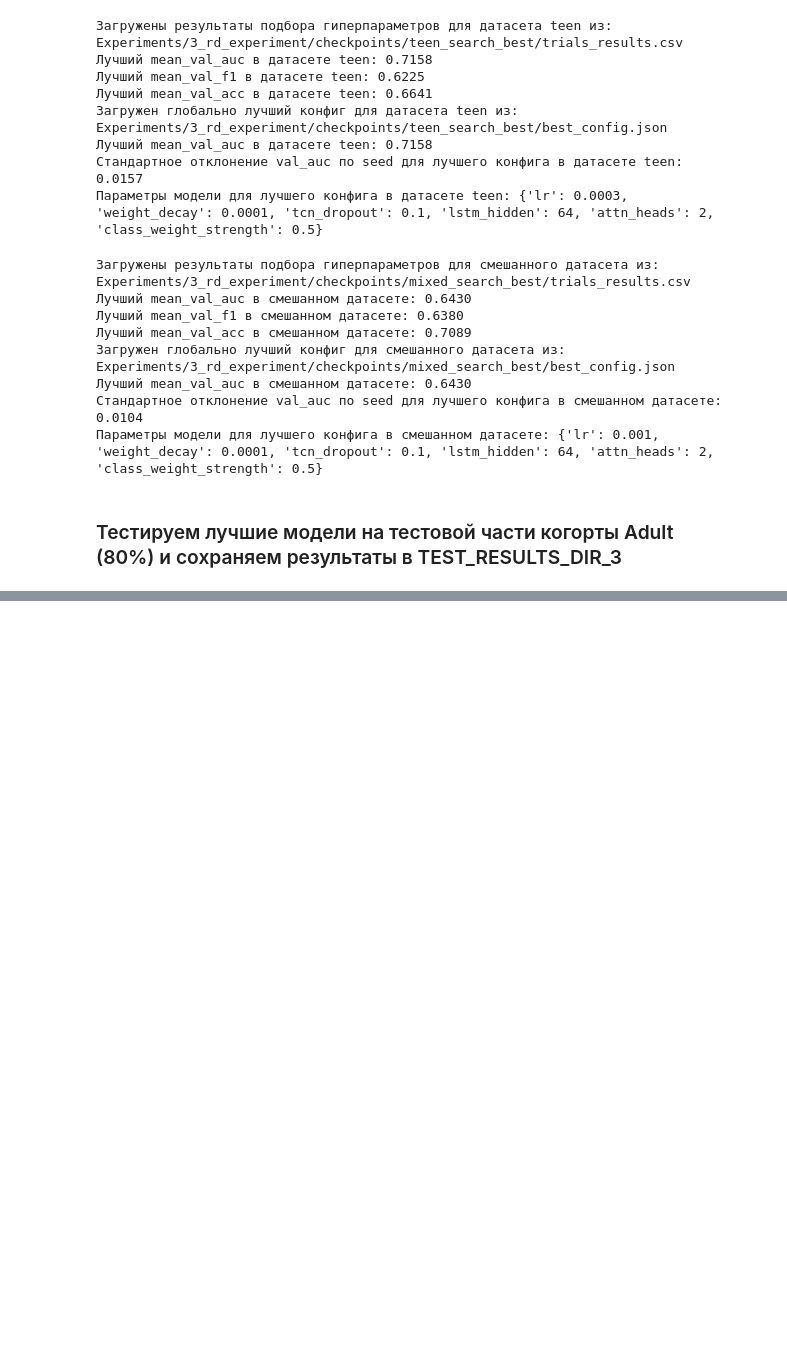
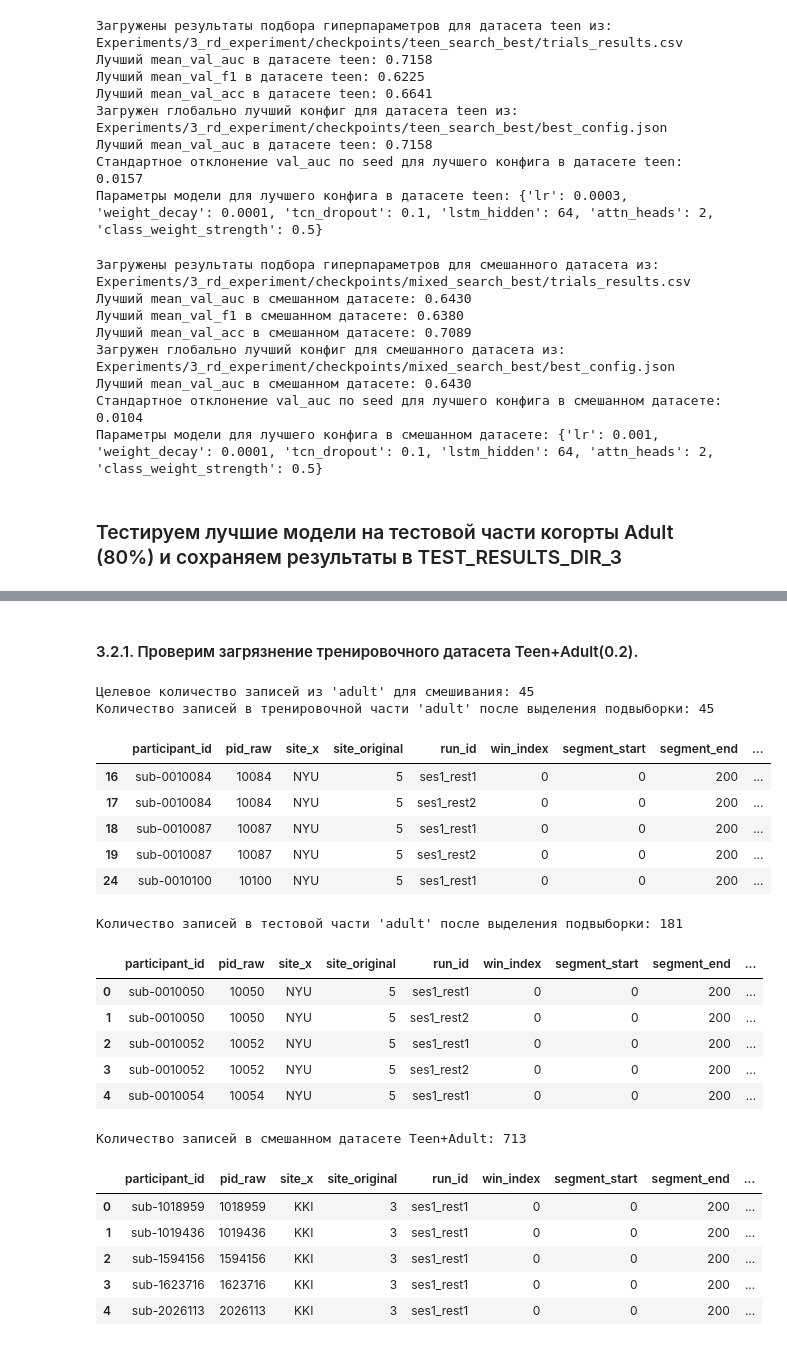
Before and after one commit to Amissum/ADHD_connectome_biomarkers_transfer_research, a Jupyter notebook: ADHD200/Pipelines/AthenaPipeline/Iter_3_ADHD200_train_v3.ipynb, the cells around one changed output, grey strips where cells are left out. Saved outputs shown, nothing was run; the diff lists cells and outputs as text; code cells hidden in the pictures; blank space fills up the shorter version.

Commit message:
Chrced mixed train dataset contamination by participants from test (inference) dataset

```diff
--- a/ADHD200/Pipelines/AthenaPipeline/Iter_3_ADHD200_train_v3.ipynb
+++ b/ADHD200/Pipelines/AthenaPipeline/Iter_3_ADHD200_train_v3.ipynb
@@ -5176,7 +5175,9 @@ def run_roiseq_hparam_search(
     min_delta: float = MIN_DELTA_IMPROVE,
     early_metric: "EarlyStopMetric" = EARLY_STOP_METRIC,
     checkpoint_root: str = CHECKPOINT_DIR_3,
-    best_checkpoint_dir: str = GLOBAL_BEST_DIR_3
+    best_checkpoint_dir: str = GLOBAL_BEST_DIR_3,
+    max_trials: int = MAX_TRIALS,
+    hp_grid: dict = HP_GRID_ROISEQ
 ):
     """
     Запускаем подбор гиперпараметров ROISequenceNet.
@@ -5189,9 +5190,9 @@ def run_roiseq_hparam_search(
     """
 
     # Сетка комбинаций
-    all_trials = list(_iter_grid(HP_GRID_ROISEQ))
-    if len(all_trials) > MAX_TRIALS:
-        all_trials = all_trials[:MAX_TRIALS]
+    all_trials = list(_iter_grid(hp_grid))
+    if len(all_trials) > max_trials:
+        all_trials = all_trials[:max_trials]
 
     results = []
     global_best = {
@@ -6014,0 +6018,61 @@ test_best_models_on_adult_test(
+# %% [markdown]
+#### 3.2.1. Проверим загрязнение тренировочного датасета Teen+Adult(0.2).
+# %%
+# Создадим смешанный датасет Teen + Adult, где adult будет подмешан в размере 0.2 от общего количества сэмплов в датасете adult, а все остальное будут teens.
+# Это позволит нам проверить, как добавление данных из другой когорты влияет на переносимость модели.
+
+# Подмешиваем 20% данных из adult в teen. Однако избегаем утечек по participant_id,
+# поэтому будем в цикле выбирать случайную запись из adult и добавлять её в тестовую часть,
+# а потом искать все вхождения participant_id в датасете adult и добавлять их в тестовую часть, а остальные оставлять в тренировочной части.
+# Потом проверяем, что в тестовой части нет participant_id из тренировочной части.
+# Делаем так до тех пор, пока не наберём нужное количество записей из adult для смешивания (20% от общего количества сэмплов в adult).
+adult_sample_size = int(0.2 * len(data_df_adult))
+print(f"Целевое количество записей из 'adult' для смешивания: {adult_sample_size}")
+data_df_adult_train_new = data_df_adult.copy()
+adult_participant_ids_in_test = set()
+while len(data_df_adult_train_new) > adult_sample_size:
+    # Случайно выбираем запись из adult
+    random_adult_row = data_df_adult_train_new.sample(n=1, random_state=42)
+    participant_id = random_adult_row['participant_id'].values[0]
+
+    # Добавляем participant_id в тестовую часть
+    adult_participant_ids_in_test.add(participant_id)
+
+    # Удаляем все записи с этим participant_id из тренировочной части
+    data_df_adult_train_new = data_df_adult_train_new[data_df_adult_train_new['participant_id'] != participant_id]
+
+    # Проверяем, что в тестовой части нет participant_id из тренировочной части
+    assert not set(data_df_adult_train_new['participant_id']).intersection(adult_participant_ids_in_test), "Утечка participant_id между тренировочной и тестовой частью!"
+print(f"Количество записей в тренировочной части 'adult' после выделения подвыборки: {len(data_df_adult_train_new)}")
+display(data_df_adult_train_new.head())
+
+data_df_adult_test_new = data_df_adult.drop(data_df_adult_train_new.index).reset_index(drop=True)
+print(f"\nКоличество записей в тестовой части 'adult' после выделения подвыборки: {len(data_df_adult_test_new)}")
+display(data_df_adult_test_new.head())
+
+data_df_mixed_teen_adult_new = pd.concat([data_df_teen, data_df_adult_train_new], ignore_index=True)
+print(f"\nКоличество записей в смешанном датасете Teen+Adult: {len(data_df_mixed_teen_adult_new)}")
+display(data_df_mixed_teen_adult_new.head())
+# %% [output]
+Целевое количество записей из 'adult' для смешивания: 45
+Количество записей в тренировочной части 'adult' после выделения подвыборки: 45
+|  | participant_id | pid_raw | site_x | site_original | run_id | win_index | segment_start | segment_end | ... |
+| 16 | sub-0010084 | 10084 | NYU | 5 | ses1_rest1 | 0 | 0 | 200 | ... |
+| 17 | sub-0010084 | 10084 | NYU | 5 | ses1_rest2 | 0 | 0 | 200 | ... |
+| 18 | sub-0010087 | 10087 | NYU | 5 | ses1_rest1 | 0 | 0 | 200 | ... |
+| 19 | sub-0010087 | 10087 | NYU | 5 | ses1_rest2 | 0 | 0 | 200 | ... |
+| 24 | sub-0010100 | 10100 | NYU | 5 | ses1_rest1 | 0 | 0 | 200 | ... |
+Количество записей в тестовой части 'adult' после выделения подвыборки: 181
+|  | participant_id | pid_raw | site_x | site_original | run_id | win_index | segment_start | segment_end | ... |
+| 0 | sub-0010050 | 10050 | NYU | 5 | ses1_rest1 | 0 | 0 | 200 | ... |
+| 1 | sub-0010050 | 10050 | NYU | 5 | ses1_rest2 | 0 | 0 | 200 | ... |
+| 2 | sub-0010052 | 10052 | NYU | 5 | ses1_rest1 | 0 | 0 | 200 | ... |
+| 3 | sub-0010052 | 10052 | NYU | 5 | ses1_rest2 | 0 | 0 | 200 | ... |
+| 4 | sub-0010054 | 10054 | NYU | 5 | ses1_rest1 | 0 | 0 | 200 | ... |
+Количество записей в смешанном датасете Teen+Adult: 713
+|  | participant_id | pid_raw | site_x | site_original | run_id | win_index | segment_start | segment_end | ... |
+| 0 | sub-1018959 | 1018959 | KKI | 3 | ses1_rest1 | 0 | 0 | 200 | ... |
+| 1 | sub-1019436 | 1019436 | KKI | 3 | ses1_rest1 | 0 | 0 | 200 | ... |
+| 2 | sub-1594156 | 1594156 | KKI | 3 | ses1_rest1 | 0 | 0 | 200 | ... |
+| 3 | sub-1623716 | 1623716 | KKI | 3 | ses1_rest1 | 0 | 0 | 200 | ... |
+| 4 | sub-2026113 | 2026113 | KKI | 3 | ses1_rest1 | 0 | 0 | 200 | ... |
```
Also changed, not shown: parts of 11 cells of this notebook.
